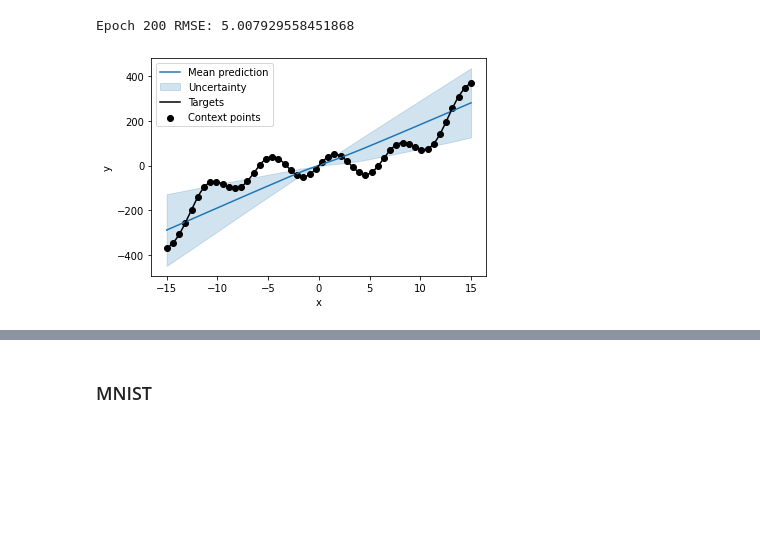
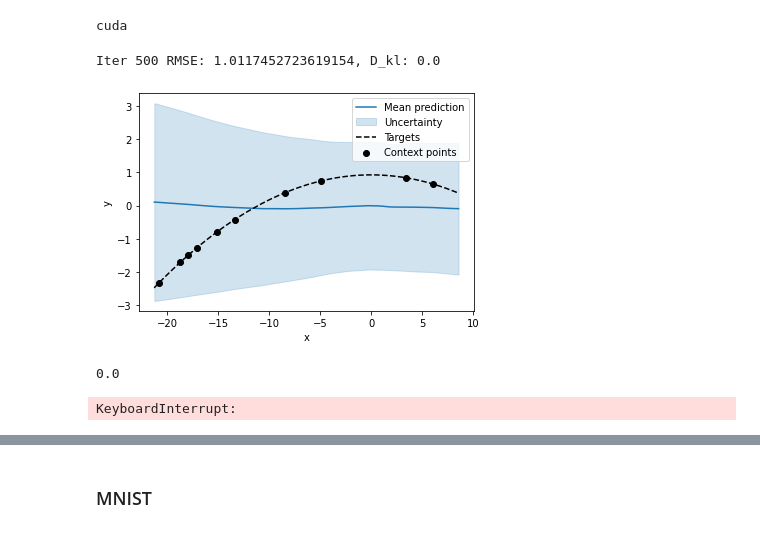
Before and after one commit to phosgene89/neural_processes_from_scratch, a Jupyter notebook: neural_process.ipynb, the cells around one changed output, grey strips where cells are left out. Drawn from its saved outputs; the diff is of its cells as text; code cells hidden in the pictures; blank space fills up the shorter version.

```diff
--- a/neural_process.ipynb
+++ b/neural_process.ipynb
@@ -6,3 +6,5 @@ from IPython.display import clear_output
 import torch
 from torch.utils.data import Dataset, DataLoader
 import torch.nn.functional as F
+
+DEVICE = "cuda"
@@ -328,40 +494,89 @@ def plot_prediction(n_target_points, n_context):
     plt.ylabel("y")
     plt.show()
 # %%
-LATENT_DIM = 128
-N_HIDDEN = 128*4
+LATENT_DIM_STOCHASTIC = 2
+LATENT_TOTAL = LATENT_DIM_STOCHASTIC
+N_HIDDEN = 128
 N_INPUT = 1
 N_OUTPUT = 1
 
-encoder = Encoder(N_INPUT*2, N_HIDDEN, LATENT_DIM)
-decoder = Decoder(LATENT_DIM, N_INPUT, N_OUTPUT, N_HIDDEN)
-neural_process = NeuralProcess(encoder, decoder, LATENT_DIM).double()
+ENCODER_LAYERS = 2
+DECODER_LAYERS = 2
+
+encoder = Encoder(N_INPUT+N_OUTPUT, N_HIDDEN, LATENT_DIM_STOCHASTIC, ENCODER_LAYERS, DEVICE)
+decoder = Decoder(LATENT_DIM_STOCHASTIC,
+                  N_INPUT,
+                  N_OUTPUT,
+                  N_HIDDEN,
+                  DECODER_LAYERS,
+                  DEVICE)
+neural_process = NeuralProcess(encoder, decoder, LATENT_DIM_STOCHASTIC, DEVICE)
+# %%
+N_ATTENTION_HEADS = 4
+LATENT_DIM_ATTENTION = 512*6
+LATENT_TOTAL = LATENT_DIM_STOCHASTIC+LATENT_DIM_ATTENTION
+
+deterministic_encoder = StackedMultiHeadAttention(N_INPUT,
+                                           N_INPUT,
+                                           N_INPUT+N_OUTPUT,
+                                           LATENT_DIM_ATTENTION,
+                                           LATENT_DIM_ATTENTION,
+                                           N_ATTENTION_HEADS,
+                                                  4,
+                                           DEVICE).to(DEVICE)
+stochastic_encoder = Encoder(N_INPUT+N_OUTPUT,
+                             N_HIDDEN,
+                             LATENT_DIM_STOCHASTIC,
+                             ENCODER_LAYERS,
+                             DEVICE).to(DEVICE)
+decoder = Decoder(LATENT_TOTAL,
+                  N_INPUT,
+                  N_OUTPUT,
+                  N_HIDDEN,
+                  DECODER_LAYERS,
+                  DEVICE).to(DEVICE)
+neural_process = AttentiveNeuralProcess(deterministic_encoder,
+                                        stochastic_encoder,
+                                        decoder,
+                                        DEVICE).to(DEVICE)
+# %% [output]
+cuda
 # %%
-N_EPOCHS = 200
+N_EPOCHS = 2000
+N_TARGET_POINTS = 100
+N_CONTEXT = 10
 
 criterion = torch.nn.MSELoss()
 optimizer = torch.optim.Adam(neural_process.parameters(), lr=0.001)
 
 for epoch in range(N_EPOCHS):
 
     rmse_vals = []
+    D_kl_vals = []
 
     for context_x, context_y, target_x, target_y in train_dataloader:
 
-        encoder_input = torch.cat([context_x, context_y], axis=2)
+        context_x, context_y, target_x, target_y = context_x.cuda(), context_y.cuda(), target_x.cuda(), target_y.cuda()
 
-        output_distribution = neural_process(encoder_input, target_x)
+        output_distribution, kl_divergence = neural_process(context_x.float(),
+                                             context_y.float(),
+                                             target_x.float(),
+                                             target_y.float())
 
-        loss = torch.mean(-output_distribution.log_prob(target_y)) #criterion(target_y, prediction)
+        loss = torch.mean(-output_distribution.log_prob(target_y.float())) + kl_divergence
+        mse = criterion(target_y, output_distribution.mean)
         optimizer.zero_grad()
         loss.backward()
         optimizer.step()
 
-        rmse_vals.append(loss.item())
+        rmse_vals.append(torch.sqrt(mse).item())
+        D_kl_vals.append(kl_divergence.item())
 
     clear_output(wait=True)
-    print(f"Epoch {epoch+1} RMSE: {np.mean(rmse_vals)}")
-    plot_prediction(N_TARGET_POINTS, N_CONTEXT)
+    print(f"Iter {(epoch+1)*100} RMSE: {np.mean(rmse_vals)}, D_kl: {np.mean(D_kl_vals)}")
+    plot_prediction(neural_process, N_TARGET_POINTS, N_CONTEXT)
 # %% [output]
-Epoch 200 RMSE: 5.007929558451868
+Iter 500 RMSE: 1.0117452723619154, D_kl: 0.0
-[figure, old version]
+[figure, new version]
+0.0
+KeyboardInterrupt:
```
Also changed, not shown: parts of 18 cells of this notebook.
